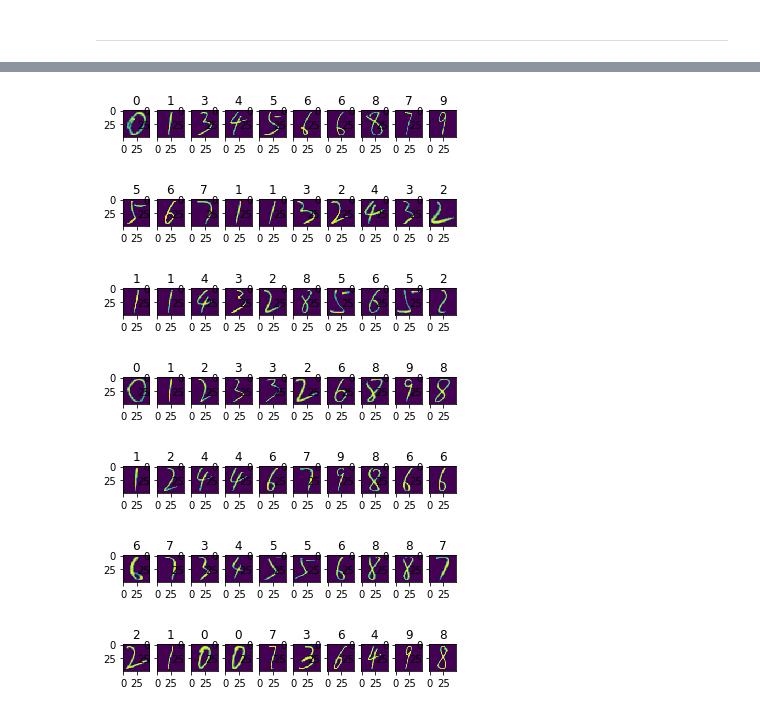
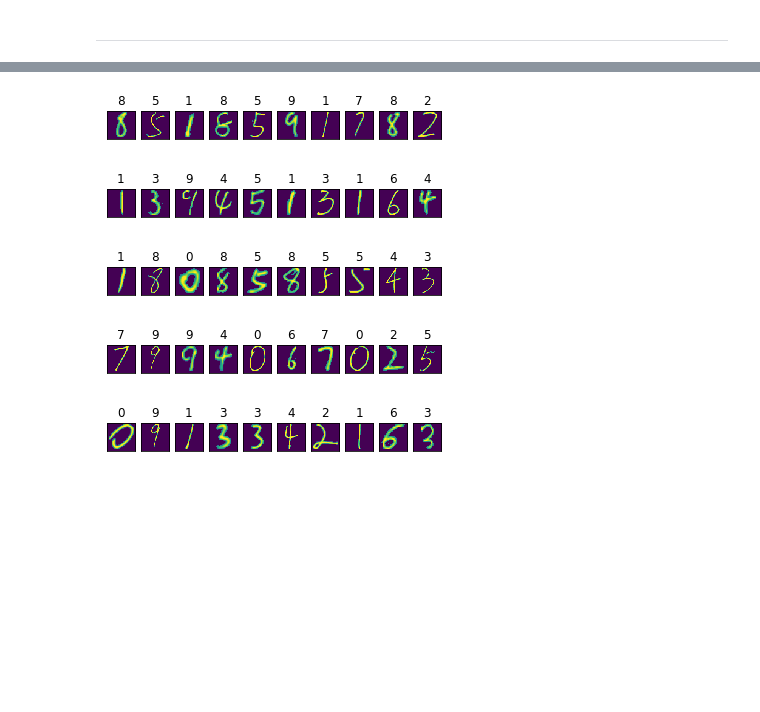
Before and after one commit to lianxiaolei/num-recognition-http, a Jupyter notebook: notebook/num_reco_normal.ipynb, the cells around one changed output, grey strips where cells are left out. Saved outputs shown, nothing was run; the diff lists cells and outputs as text; code cells hidden in the pictures; blank space fills up the shorter version.

```diff
--- a/notebook/num_reco_normal.ipynb
+++ b/notebook/num_reco_normal.ipynb
@@ -266,0 +271,18 @@ np.mean(np.argmax(model.predict(X_test[:1000]), axis=1) == np.argmax(y_test[:100
+# %%
+import matplotlib.pyplot as plt
+for j in range(0, 7):
+
+    for i in range(1, 11):
+        img = cv2.imread('testimg/%s/%s.jpg' % (j, i), cv2.IMREAD_GRAYSCALE)
+#         img = (255 - img) / 255.0
+        img = 255 - img
+        img = (img - np.min(img)) / (np.max(img) - np.min(img))
+        img[img < 0.16] = 0.0
+        img[img > 0] += 0.2
+        img[img > 1.] = 1.
+        sub_img = preprocessing(img)
+
+        plt.subplot(7, 10, i + j * 10)
+        plt.imshow(sub_img)
+        plt.title(np.argmax(model.predict(np.expand_dims(np.expand_dims(sub_img, 0), -1))))
+    plt.show()
@@ -332,27 +436,29 @@ model = load_model('cnn4_gen.h5')
 # %%
-import matplotlib.pyplot as plt
-for j in range(0, 7):
+j = 1
+for i in l1:
 
-    for i in range(1, 11):
-        img = cv2.imread('testimg/%s/%s.jpg' % (j, i), cv2.IMREAD_GRAYSCALE)
-#         img = (255 - img) / 255.0
-        img = 255 - img
-        img = (img - np.min(img)) / (np.max(img) - np.min(img))
-        img[img < 0.3] = 0.0
-        img[img > 0] += 0.2
-        img[img > 1.] = 1.
-        sub_img = preprocessing(img)
+    img = cv2.imread(os.path.join('D:\\pyproj\\wonderful\\data\\nums\\done', i), cv2.IMREAD_GRAYSCALE)
 
-        plt.subplot(7, 10, i + j * 10)
-        plt.imshow(sub_img)
-        plt.title(np.argmax(model.predict(np.expand_dims(np.expand_dims(sub_img, 0), -1))))
-    plt.show()
+    img = (img - np.min(img)) / (np.max(img) - np.min(img))
+    img[img < 0.16] = 0.0
+    img[img > 0] += 0.2
+    img[img > 1.] = 1.
+    sub_img = preprocessing(img)
+
+    plt.subplot(5, 10, j)
+    plt.imshow(sub_img)
+    plt.xticks([])  #去掉横坐标值
+    plt.yticks([])  #去掉纵坐标值
+    plt.axis = False
+    plt.title(np.argmax(model.predict(np.expand_dims(np.expand_dims(sub_img, axis=-1), axis=0))))
+
+    if j % 10 == 0:
+        plt.show()
+    j += 1
 # %% [output]
-[figure, old version]
+[figure, new version]
-[figure, old version]
+[figure, new version]
-[figure, old version]
+[figure, new version]
-[figure, old version]
+[figure, new version]
-[figure, old version]
+[figure, new version]
-[figure, removed]
-[figure, removed]
 # %%
```
Also changed, not shown: parts of 18 cells of this notebook, 1 other file.
